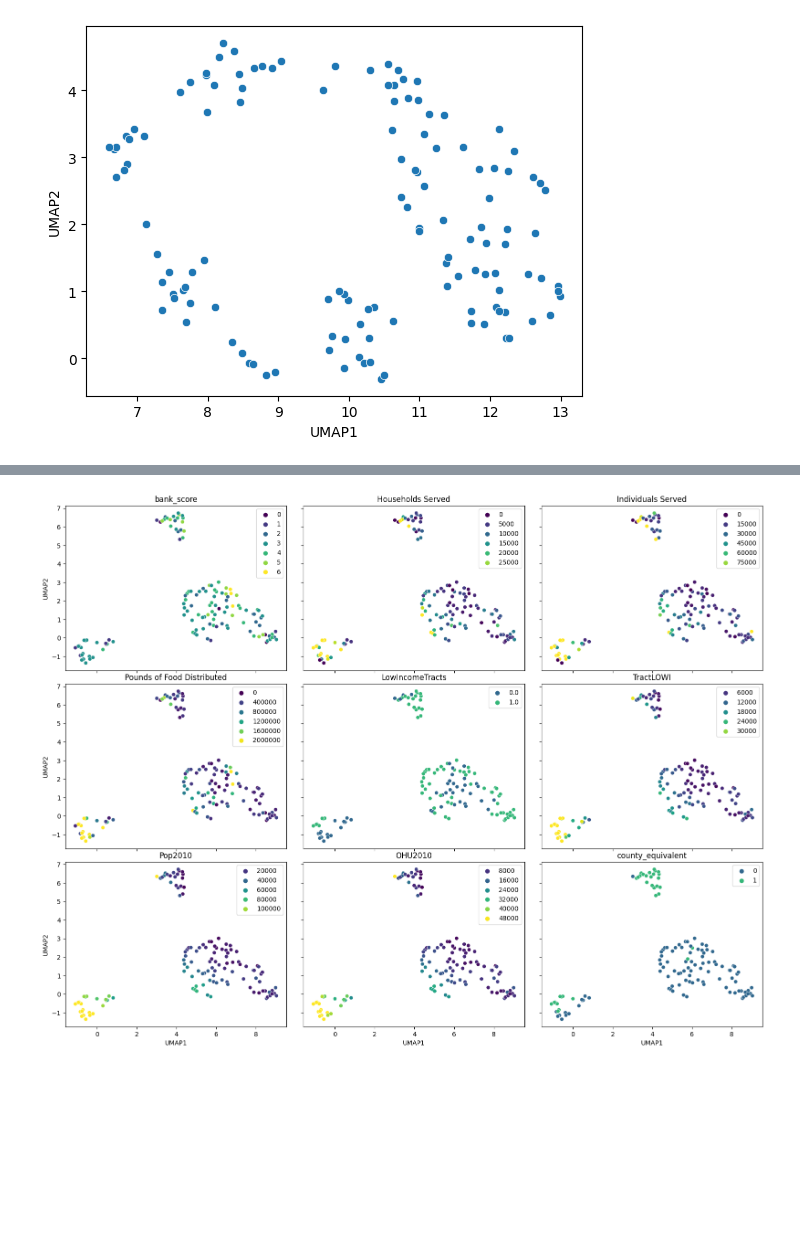
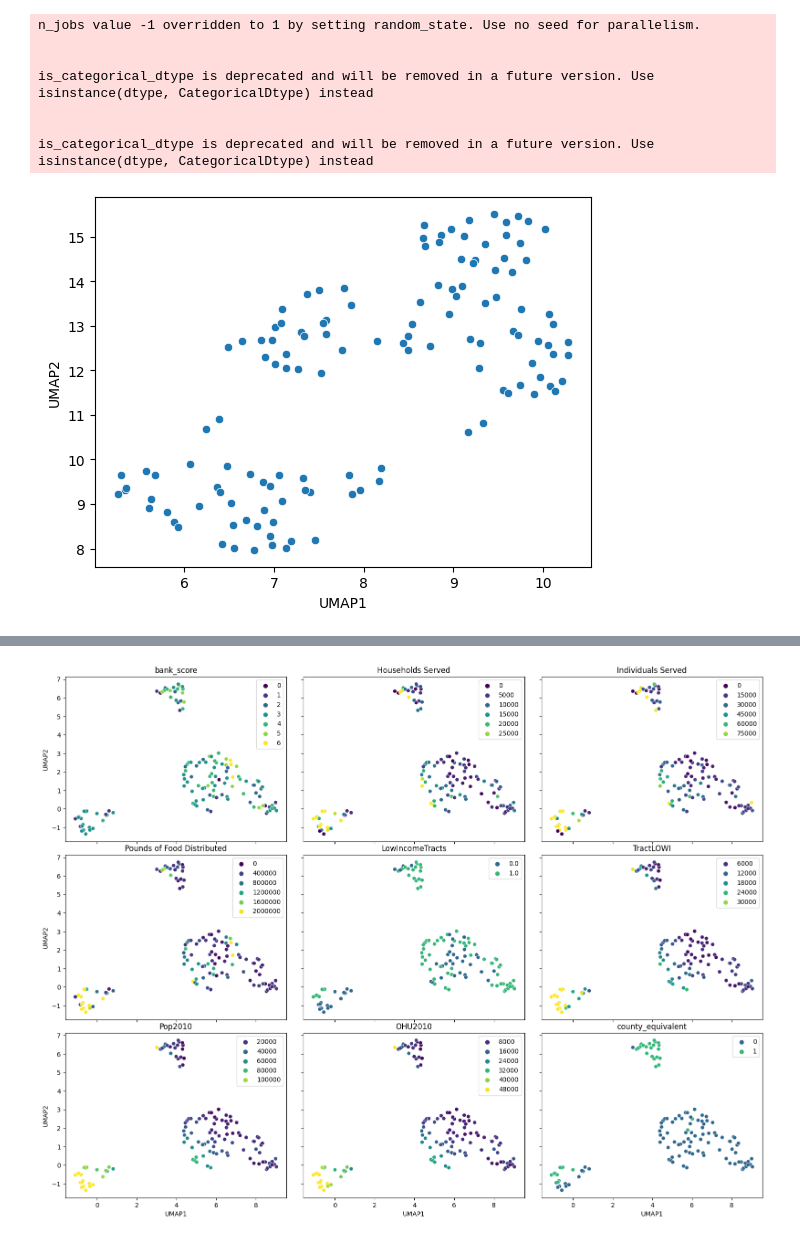
Before and after one commit to ericwhamilton1/gradient-descent-into-madness, a Jupyter notebook: umap_data_viz.ipynb, the cells around one changed output, grey strips where cells are left out. Drawn from its saved outputs; the diff is of its cells as text; code cells hidden in the pictures; blank space fills up the shorter version.

Commit message:
Experiment with Tract feats as shares

```diff
--- a/umap_data_viz.ipynb
+++ b/umap_data_viz.ipynb
@@ -21,6 +21,16 @@ df.drop(['Virginia City/County Boundaries', 'LAT', 'LON'], axis=1, inplace=True)
 shares_only = False
 if shares_only:
     col_names = df.columns.tolist()
+    import re
+    regex = r"^Tract.*"
+    tract_cols = [col for col in col_names if re.match(regex, col)]
+
+    for tract in tract_cols:
+        if tract == 'TractHUNV' or tract == 'TractSNAP':
+            df[tract + 'Share'] = df[tract] / df['OHU2010']
+        else:
+            df[tract + 'Share'] = df[tract] / df['Pop2010']
+
     # Drop any cols starting with 'Tract' or starting with 'la' and not ending with 'share'
     drop_cols = ['NUMGQTRS', 'Pop2010', 'OHU2010', 'LAPOP1_10', 'LAPOP05_10',
                  'LAPOP1_20', 'LALOWI1_10', 'LALOWI05_10', 'LALOWI1_20', 'lapophalf',
@@ -40,35 +50,42 @@ if shares_only:
 feature_subset = False
 if feature_subset:
     include_cols = ['Households Served', 'Individuals Served', 'Pounds of Food Distributed',
                     'Children Served via non-federal child nutrition programs',
                     'Pounds of food distributed via non-federal child nutrition progr',
                     'Urban', 'Pop2010', 'OHU2010', 'NUMGQTRS', 'LowIncomeTracts', 'PovertyRate',
                     'PovertyRate', 'MedianFamilyIncome', 'LA1and10', 'LAhalfand10',
                     'lapophalfshare', 'laseniorshalfshare', 'lakidshalfshare',
                     'lahunvhalfshare', 'lasnaphalfshare', 'lapop1share', 'laseniors1share',
-                    'lakids1share', 'lahunv1share', 'lasnap1share',
+                    'lakids1share', 'lahunv1share', 'lasnap1share', 'TractLOWI',
                     ]
     df = df[include_cols]
 
 numeric_data = df.select_dtypes(include=[float, int])
 
 scaled_data = StandardScaler().fit_transform(numeric_data)
 
 reducer = umap.UMAP(random_state=42)
 embedding = reducer.fit_transform(scaled_data)
 
 umap_df = pd.DataFrame(embedding, columns=['UMAP1', 'UMAP2'])
 df = pd.concat([df, umap_df], axis=1)
 
 plt.figure()
 sns.scatterplot(
     x="UMAP1", y="UMAP2",
     data=df,
     legend="auto"
 )
 plt.show()
 # %% [output]
+n_jobs value -1 overridden to 1 by setting random_state. Use no seed for parallelism.
+
+
+is_categorical_dtype is deprecated and will be removed in a future version. Use isinstance(dtype, CategoricalDtype) instead
+
+
+is_categorical_dtype is deprecated and will be removed in a future version. Use isinstance(dtype, CategoricalDtype) instead
-[figure, old version]
+[figure, new version]
 # %%
 def map_clusters(umap_1, umap_2):
     if (umap_1 < 2) and (umap_2 < 1):
```
Also changed, not shown: parts of 4 cells of this notebook, 1 other file.
